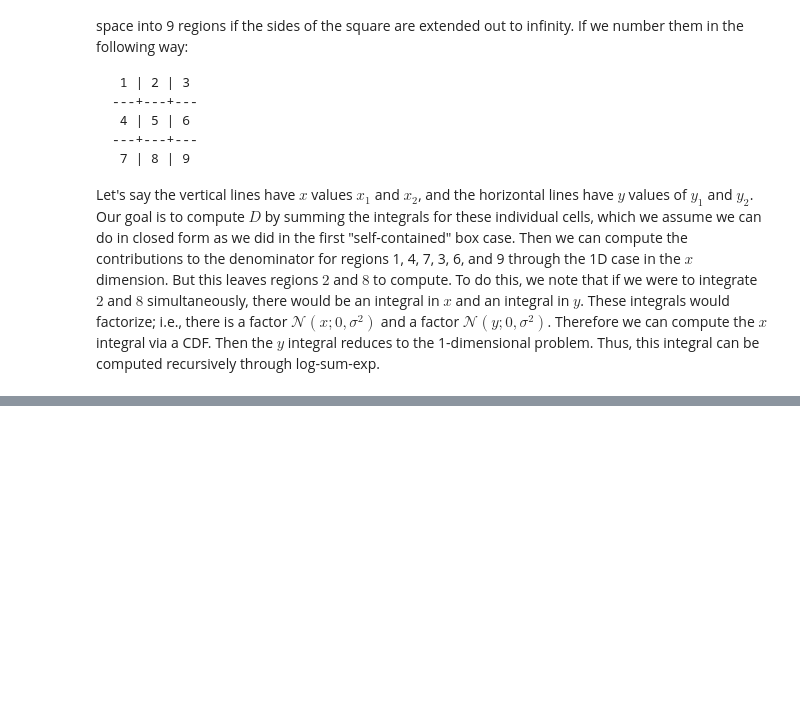
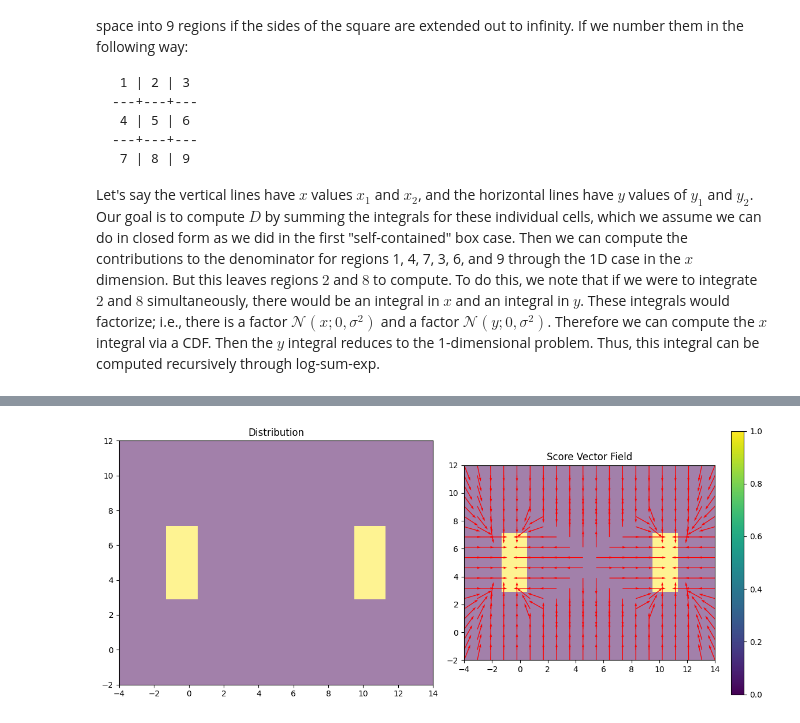
Before and after one commit to myfatemi04/constraint-guidance, a Jupyter notebook: notebooks/general_constrained_sampling.ipynb, the cells around one changed output, grey strips where cells are left out. Cells and saved outputs as stored; diff of their text form; code cells hidden in the pictures; blank space fills up the shorter version.

Commit message:
get to a part that shows local minima

```diff
--- a/notebooks/general_constrained_sampling.ipynb
+++ b/notebooks/general_constrained_sampling.ipynb
@@ -251,7 +251,7 @@ for log_sigma in np.linspace(np.log(10), np.log(0.00001), nframes):
     log_N = np.log(np.abs(np.exp(log_N1 - base_N) - np.exp(log_N2 - base_N))) + base_N
     N = np.exp(log_N) * np.sign(log_N1 - log_N2)
 
-    N_over_D = np.exp(log_N - log_D) * np.sign(log_N1 - log_N2)
+    N_over_D = np.exp(log_N - log_D) * np.sign(log_N2 - log_N1)
 
     plt.plot(x, D, label="D")
     plt.plot(x, N, label="N")
@@ -934,0 +964,92 @@ OK, the denominator seems OK now, and what remains is to fix the numerator for t
+# %%
+plt.figure(figsize=(12, 5))
+
+box1 = [(0, 10), (0, 10)]
+box2 = [(-2, 12), (3, 7)]
+
+nframes = 30
+images = []
+bytes_io = BytesIO()
+num = 20
+
+# for log_sigma in np.linspace(np.log(10), np.log(0.00001), nframes):
+for log_sigma in [np.log(0.0001)]:
+    sigma = np.exp(log_sigma)
+    r = max(2, min(10 * sigma, 1))
+
+    xx, yy = np.meshgrid(
+        np.linspace(-2 - r, 12 + r, num),
+        np.linspace(0 - r, 10 + r, num),
+    )
+    x = np.stack([xx, yy], axis=-1)
+
+    box1_exclusion_score, box1_exclusion_likelihood = (
+        box_exclusion_score_and_likelihood(x, box1, sigma)
+    )
+    box2_inclusion_score, box2_inclusion_likelihood = (
+        box_inclusion_score_and_likelihood(x, box2, sigma)
+    )
+    score_x = box1_exclusion_score[..., 0] + box2_inclusion_score[..., 0]
+    score_y = box1_exclusion_score[..., 1] + box2_inclusion_score[..., 1]
+    # score_x = box2_inclusion_score[..., 0]
+    # score_y = box2_inclusion_score[..., 1]
+
+    D = np.exp(box1_exclusion_likelihood + box2_inclusion_likelihood)
+    # D = np.exp(box2_inclusion_likelihood)
+
+    plt.subplot(1, 2, 1)
+    plt.title("Distribution")
+    plt.imshow(
+        D, extent=(xx.min(), xx.max(), yy.min(), yy.max()), origin="lower", alpha=0.5
+    )
+    plt.subplot(1, 2, 2)
+    plt.title("Score Vector Field")
+    score_norm = np.sqrt(score_x**2 + score_y**2)
+    score_x_normalized = score_x / (score_norm + 1e-40)
+    score_y_normalized = score_y / (score_norm + 1e-40)
+    plt.imshow(
+        D, extent=(xx.min(), xx.max(), yy.min(), yy.max()), origin="lower", alpha=0.5
+    )
+    dx = xx[0, 1] - xx[0, 0]
+    dy = yy[1, 0] - yy[0, 0]
+    plt.quiver(
+        xx,
+        yy,
+        score_x_normalized,
+        score_y_normalized,
+        color="red",
+        angles="xy",
+        scale_units="xy",
+        scale=1.0 / ((dx**2 + dy**2) ** 0.5),
+    )
+    plt.xlim(xx.min(), xx.max())
+    plt.ylim(yy.min(), yy.max())
+    plt.colorbar()
+    plt.tight_layout()
+    plt.show()
+
+    # plt.savefig(bytes_io, format="png")
+    # plt.clf()
+    # img = PIL.Image.open(bytes_io).convert("RGB")
+    # images.append(img)
+
+    # bytes_io.truncate(0)
+    # bytes_io.seek(0)
+
+plt.close()
+
+# with av.open("animation.mp4", mode="w") as container:
+#     stream = container.add_stream("h264", rate=10)
+#     stream.width = images[0].width
+#     stream.height = images[0].height
+#     stream.pix_fmt = "yuv420p"
+
+#     for img in images:
+#         packet = stream.encode(av.VideoFrame.from_image(img))
+#         container.mux(packet)
+
+#     # Flush the encoder
+#     for packet in stream.encode(None):
+#         container.mux(packet)
+# %% [output]
+[figure, added]
```
Also changed, not shown: parts of 8 cells of this notebook.
